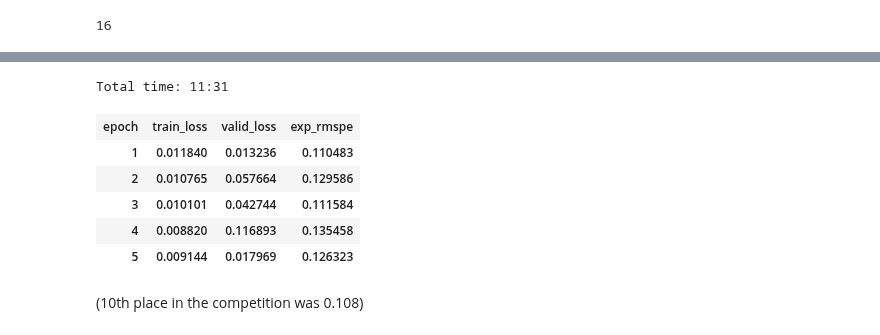
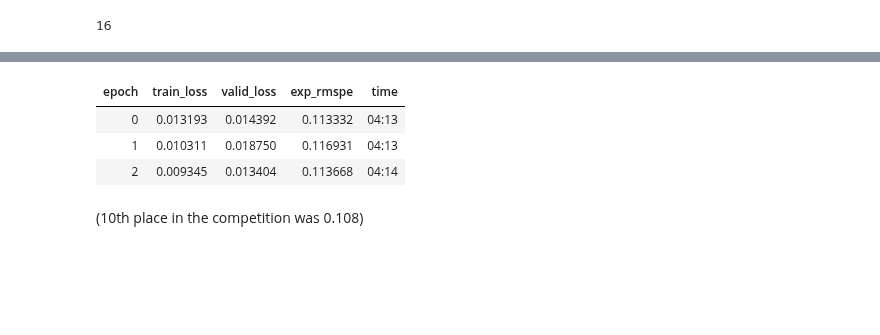
Before and after one commit to GrueneKatze/course-v3, a Jupyter notebook: nbs/dl1/lesson6-rossmann.ipynb, the cells around one changed output, grey strips where cells are left out. Cells and saved outputs as stored; diff of their text form; code cells hidden in the pictures; blank space fills up the shorter version.

```diff
--- a/nbs/dl1/lesson6-rossmann.ipynb
+++ b/nbs/dl1/lesson6-rossmann.ipynb
@@ -14,3 +22,6 @@ base_dir = root_dir + 'fastai-v3/'
+# %%
+rossmann_path = Path(base_dir + 'data/rossmann')
+rossmann_path.mkdir(parents=True, exist_ok=True)
 # %%
 from fastai.tabular import *
 # %% [markdown]
@@ -157,8 +175,8 @@ small_train_df[small_train_df['CompetitionDistance_na'] == True]
 # %% [markdown]
 ### Preparing full data set
 # %%
-train_df = pd.read_pickle(path/'train_clean')
-test_df = pd.read_pickle(path/'test_clean')
+train_df = pd.read_pickle(rossmann_path/'joined')#pd.read_pickle(path/'train_clean')
+test_df = pd.read_pickle(rossmann_path/'joined_test')#pd.read_pickle(path/'test_clean')
 # %%
 len(train_df),len(test_df)
 # %% [output]
@@ -265,5 +298,5 @@ learn.recorder.plot_losses(skip_start=10000)
 # %%
 learn.load('1');
 # %%
-learn.fit_one_cycle(5, 3e-4)
+learn.fit_one_cycle(4, 3e-4)
 # %% [output]
@@ -277,13 +308,10 @@ Total time: 11:32
 # %%
-learn.fit_one_cycle(5, 3e-4)
+learn.fit_one_cycle(3, 3e-4)
 # %% [output]
-Total time: 11:31
-| epoch | train_loss | valid_loss | exp_rmspe |
-| 1 | 0.011840 | 0.013236 | 0.110483 |
-| 2 | 0.010765 | 0.057664 | 0.129586 |
-| 3 | 0.010101 | 0.042744 | 0.111584 |
-| 4 | 0.008820 | 0.116893 | 0.135458 |
-| 5 | 0.009144 | 0.017969 | 0.126323 |
+| epoch | train_loss | valid_loss | exp_rmspe | time |
+| 0 | 0.013193 | 0.014392 | 0.113332 | 04:13 |
+| 1 | 0.010311 | 0.018750 | 0.116931 | 04:13 |
+| 2 | 0.009345 | 0.013404 | 0.113668 | 04:14 |
 # %% [markdown]
 (10th place in the competition was 0.108)
 # %%
```
Also changed, not shown: parts of 22 cells of this notebook.
